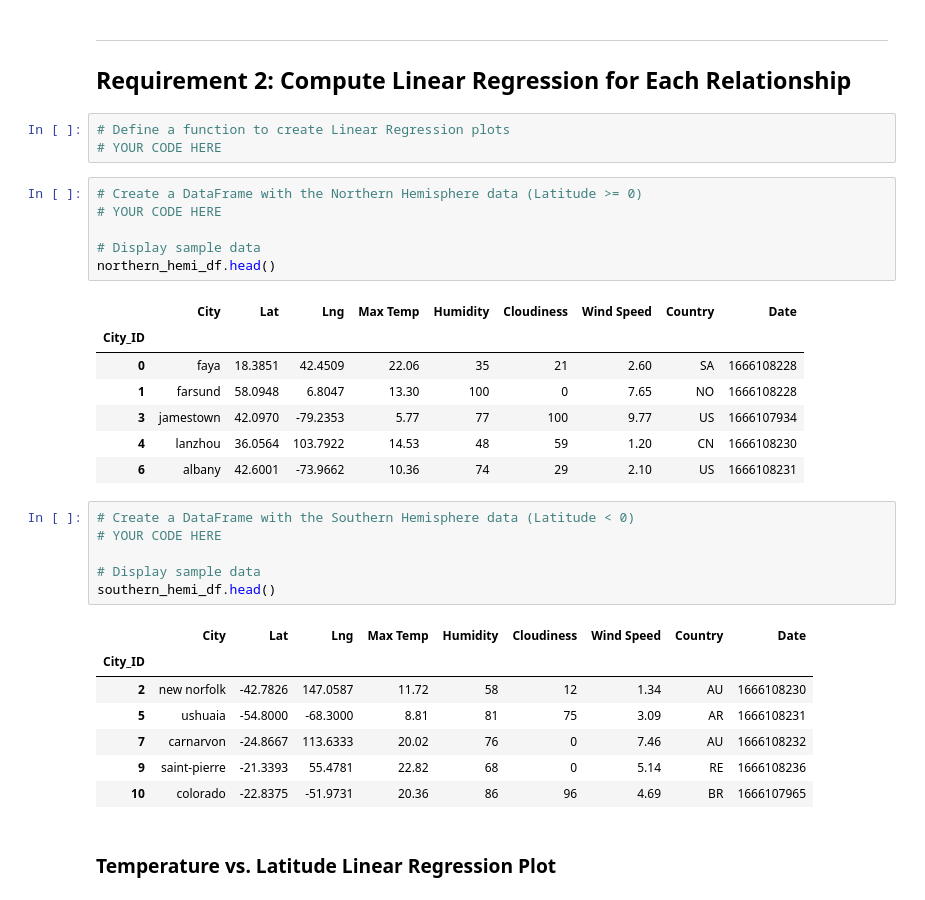
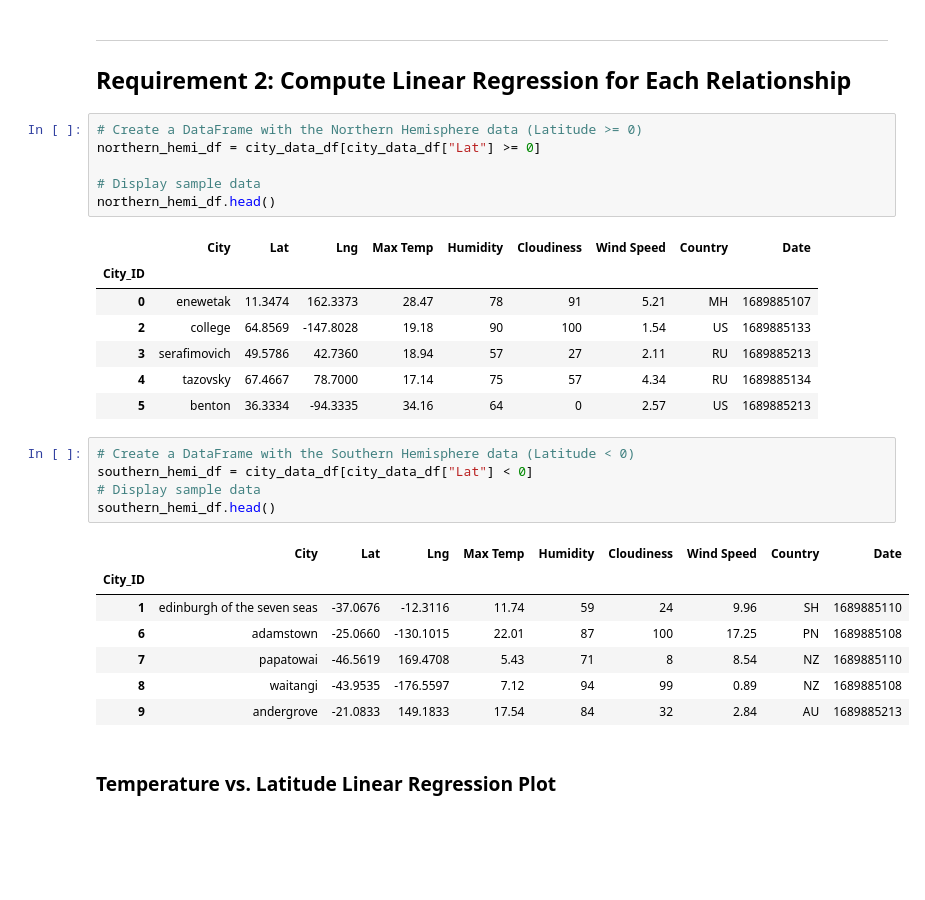
Before and after one commit to supreetahuja/python-api-challenge, a Jupyter notebook: WeatherPy.ipynb, the cells around one changed output. Cells and saved outputs as stored; diff of their text form; blank space fills up the shorter version.

```diff
--- a/WeatherPy.ipynb
+++ b/WeatherPy.ipynb
@@ -253,36 +287,32 @@ plt.show()
 ---
 
 ## Requirement 2: Compute Linear Regression for Each Relationship
-# %%
-# Define a function to create Linear Regression plots
-# YOUR CODE HERE
 # %%
 # Create a DataFrame with the Northern Hemisphere data (Latitude >= 0)
-# YOUR CODE HERE
+northern_hemi_df = city_data_df[city_data_df["Lat"] >= 0]
 
 # Display sample data
 northern_hemi_df.head()
 # %% [output]
 |  | City | Lat | Lng | Max Temp | Humidity | Cloudiness | Wind Speed | Country | Date |
 | City_ID |  |  |  |  |  |  |  |  |  |
-| 0 | faya | 18.3851 | 42.4509 | 22.06 | 35 | 21 | 2.60 | SA | 1666108228 |
-| 1 | farsund | 58.0948 | 6.8047 | 13.30 | 100 | 0 | 7.65 | NO | 1666108228 |
-| 3 | jamestown | 42.0970 | -79.2353 | 5.77 | 77 | 100 | 9.77 | US | 1666107934 |
-| 4 | lanzhou | 36.0564 | 103.7922 | 14.53 | 48 | 59 | 1.20 | CN | 1666108230 |
-| 6 | albany | 42.6001 | -73.9662 | 10.36 | 74 | 29 | 2.10 | US | 1666108231 |
+| 0 | enewetak | 11.3474 | 162.3373 | 28.47 | 78 | 91 | 5.21 | MH | 1689885107 |
+| 2 | college | 64.8569 | -147.8028 | 19.18 | 90 | 100 | 1.54 | US | 1689885133 |
+| 3 | serafimovich | 49.5786 | 42.7360 | 18.94 | 57 | 27 | 2.11 | RU | 1689885213 |
+| 4 | tazovsky | 67.4667 | 78.7000 | 17.14 | 75 | 57 | 4.34 | RU | 1689885134 |
+| 5 | benton | 36.3334 | -94.3335 | 34.16 | 64 | 0 | 2.57 | US | 1689885213 |
 # %%
 # Create a DataFrame with the Southern Hemisphere data (Latitude < 0)
-# YOUR CODE HERE
-
+southern_hemi_df = city_data_df[city_data_df["Lat"] < 0]
 # Display sample data
 southern_hemi_df.head()
 # %% [output]
 |  | City | Lat | Lng | Max Temp | Humidity | Cloudiness | Wind Speed | Country | Date |
 | City_ID |  |  |  |  |  |  |  |  |  |
-| 2 | new norfolk | -42.7826 | 147.0587 | 11.72 | 58 | 12 | 1.34 | AU | 1666108230 |
-| 5 | ushuaia | -54.8000 | -68.3000 | 8.81 | 81 | 75 | 3.09 | AR | 1666108231 |
-| 7 | carnarvon | -24.8667 | 113.6333 | 20.02 | 76 | 0 | 7.46 | AU | 1666108232 |
-| 9 | saint-pierre | -21.3393 | 55.4781 | 22.82 | 68 | 0 | 5.14 | RE | 1666108236 |
-| 10 | colorado | -22.8375 | -51.9731 | 20.36 | 86 | 96 | 4.69 | BR | 1666107965 |
+| 1 | edinburgh of the seven seas | -37.0676 | -12.3116 | 11.74 | 59 | 24 | 9.96 | SH | 1689885110 |
+| 6 | adamstown | -25.0660 | -130.1015 | 22.01 | 87 | 100 | 17.25 | PN | 1689885108 |
+| 7 | papatowai | -46.5619 | 169.4708 | 5.43 | 71 | 8 | 8.54 | NZ | 1689885110 |
+| 8 | waitangi | -43.9535 | -176.5597 | 7.12 | 94 | 99 | 0.89 | NZ | 1689885108 |
+| 9 | andergrove | -21.0833 | 149.1833 | 17.54 | 84 | 32 | 2.84 | AU | 1689885213 |
 # %% [markdown]
 ###  Temperature vs. Latitude Linear Regression Plot
```
Also changed, not shown: parts of 30 cells of this notebook.
